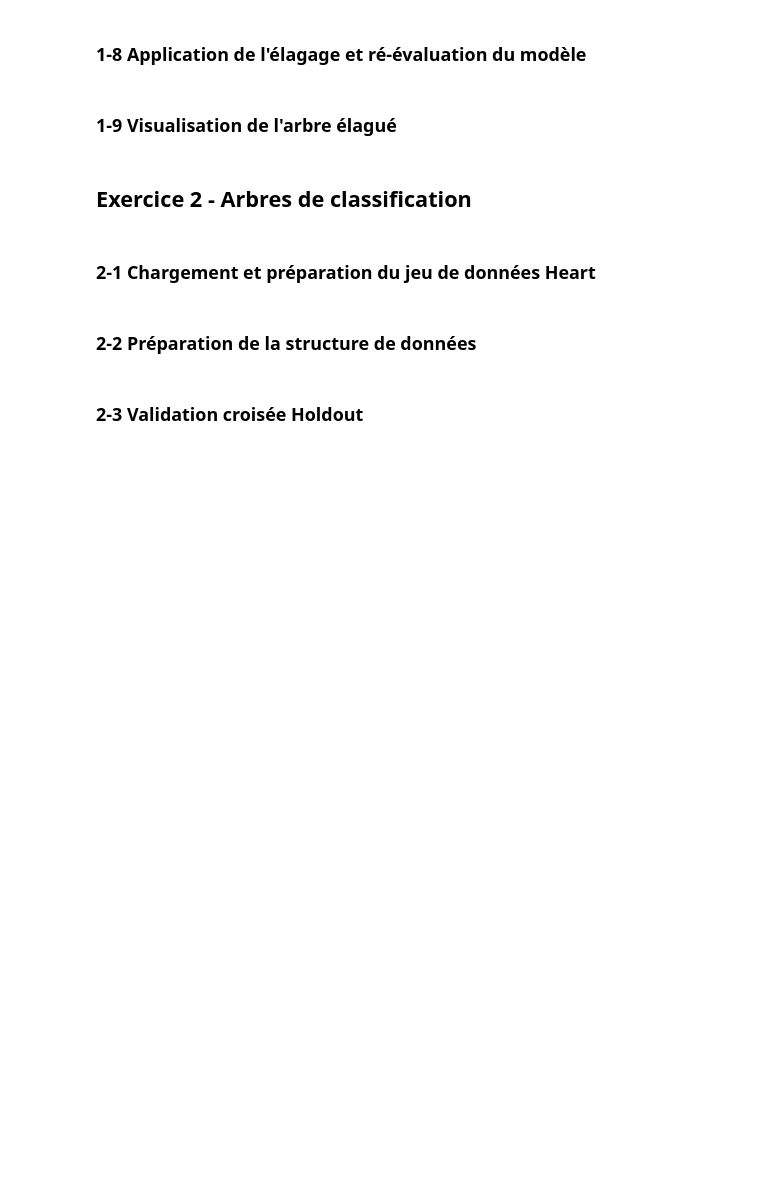
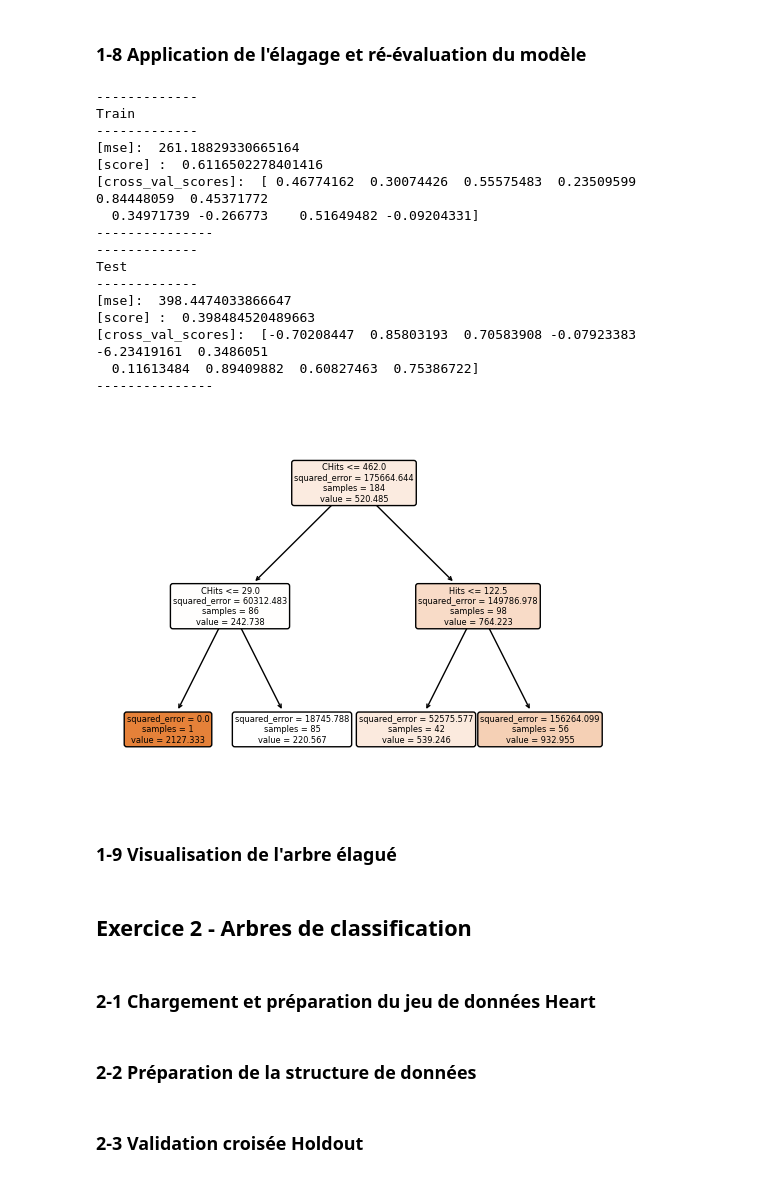
Before and after one commit to rennyatwork/CegepSteFoy_IA, a Jupyter notebook: 05_MachineLearning/2023-01-09/420-A52-SF-gr-10084-main/nbs/14-arbres-de-decision/14-arbres-decision.ipynb, the cells around one changed output. Cells and saved outputs as stored; diff of their text form; code cells hidden in the pictures; blank space fills up the shorter version.

```diff
--- a/05_MachineLearning/2023-01-09/420-A52-SF-gr-10084-main/nbs/14-arbres-de-decision/14-arbres-decision.ipynb
+++ b/05_MachineLearning/2023-01-09/420-A52-SF-gr-10084-main/nbs/14-arbres-de-decision/14-arbres-decision.ipynb
@@ -196,5 +211,25 @@ Successfully installed graphviz-0.20.1
 # %% [markdown]
 ### 1-8 Application de l'élagage et ré-évaluation du modèle
+# %%
+analyze_regression(dfXHit, dfYHit, pAlpha=15000)
+# %% [output]
+-------------
+Train
+-------------
+[mse]:  261.18829330665164
+[score] :  0.6116502278401416
+[cross_val_scores]:  [ 0.46774162  0.30074426  0.55575483  0.23509599  0.84448059  0.45371772
+  0.34971739 -0.266773    0.51649482 -0.09204331]
+---------------
+-------------
+Test
+-------------
+[mse]:  398.4474033866647
+[score] :  0.398484520489663
+[cross_val_scores]:  [-0.70208447  0.85803193  0.70583908 -0.07923383 -6.23419161  0.3486051
+  0.11613484  0.89409882  0.60827463  0.75386722]
+---------------
+[figure, added]
 # %% [markdown]
 ### 1-9 Visualisation de l'arbre élagué
 # %% [markdown]
```
Also changed, not shown: parts of 11 cells of this notebook.
